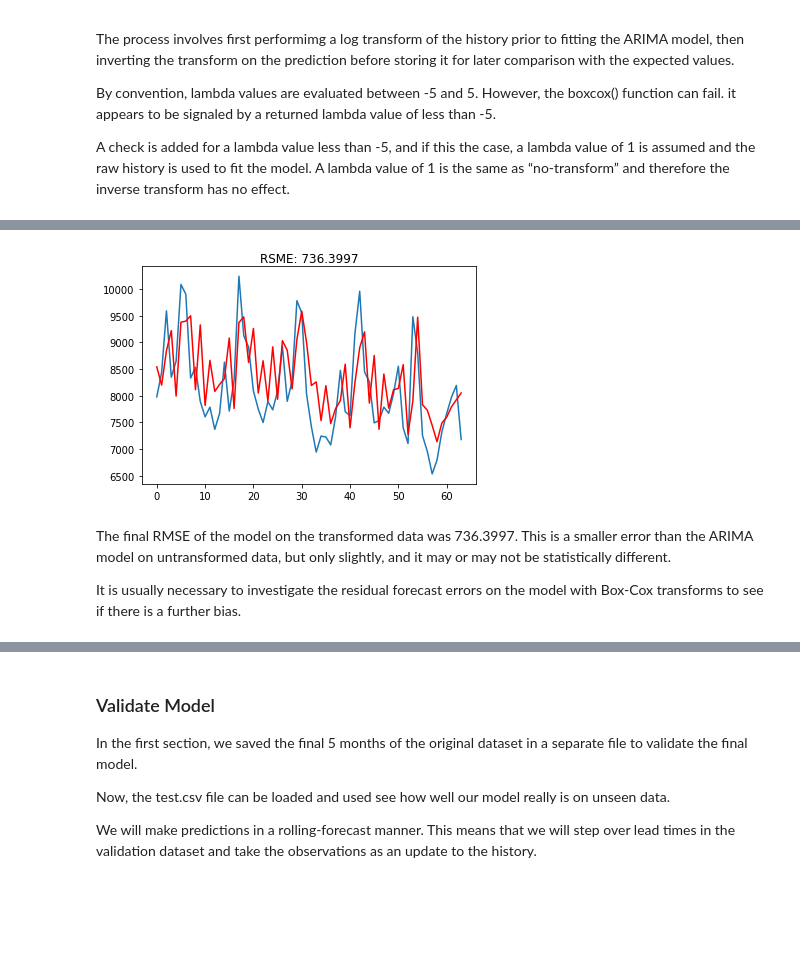
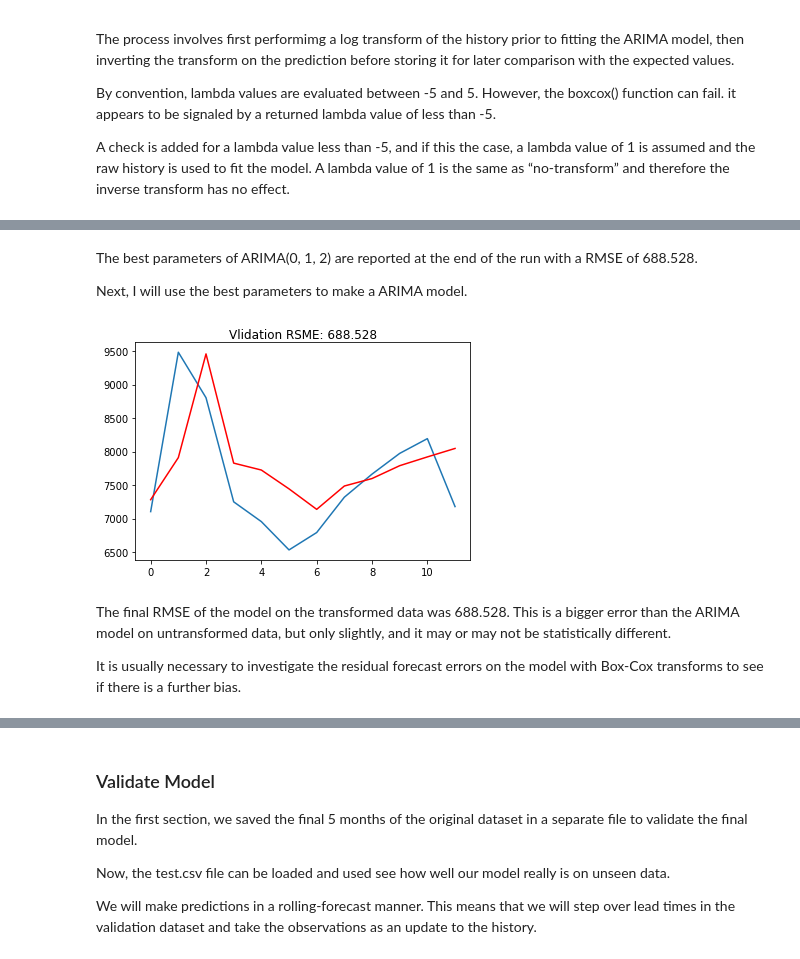
Before and after one commit to Erica-Tan/Average-number-of-business-visitors-in-New-Zealand, a Jupyter notebook: notebooks/NZVistors.ipynb, the cells around one changed output, grey strips where cells are left out. Saved outputs shown, nothing was run; the diff lists cells and outputs as text; code cells hidden in the pictures; blank space fills up the shorter version.

```diff
--- a/notebooks/NZVistors.ipynb
+++ b/notebooks/NZVistors.ipynb
@@ -177,7 +172 @@ Before building the model, we will convert the dataset to float32 in case the lo
-# %%
-# prepare data
-# split into train and validation sets
-X = dataset.values.astype('float32')
-train_size = int(len(X) * 0.60)
-train, validation = X[0:train_size], X[train_size:]
 # %% [markdown]
@@ -220 +220,10 @@ From the plot of the persistence model predictions, it is clear that the model i
+# %%
+# load and prepare datasets
+train = pd.Series.from_csv('processed/train.csv')
+# prepare data
+# split into train and validation sets
+X = train.values.astype('float32')
+train, validation = X[0:-12], X[-12:]
+
+df_train = pd.Series(train)
 # %% [markdown]
@@ -498,54 +572,52 @@ A check is added for a lambda value less than -5, and if this the case, a lambda
+# %% [markdown]
+The best parameters of ARIMA(0, 1, 2) are reported at the end of the run with a RMSE of 688.528.
+
+Next, I will use the best parameters to make a ARIMA model.
 # %%
 # Transform ARIMA model
 # invert box-cox transform
 def boxcox_inverse(value, lam):
 	if lam == 0:
 		return exp(value)
 	return exp(log(lam * value + 1) / lam)
 
 # an transform ARIMA model for a given order (p,d,q)
-def transform_arima_model(train, test, arima_order):
+def fit_transform_arima_model(train, test, arima_order):
 	# walk-forward validation
 	history = [x for x in train]
 	predictions = list()
 	for t in range(len(test)):
 		# transform
 		transformed, lam = boxcox(history)
 		if lam < -5:
 		    transformed, lam = history, 1
-
 		model = ARIMA(transformed, order=arima_order)
 		model_fit = model.fit(disp=0)
 		yhat = model_fit.forecast()[0]
-
 		# invert transformed prediction
 		yhat = boxcox_inverse(yhat, lam)
-
 		predictions.append(yhat)
-
+        # observation
 		obs = test[t]
 		history.append(obs)
+		#print('predicted=%f, expected=%f' % (yhat, obs))
+	# report performance
+	rmse = sqrt(mean_squared_error(test, predictions))
+	return rmse, predictions
 
-		#print('predicted=%f, expected=%f' % (yhat, obs))
-
-	# calculate out of sample error
-	mse = mean_squared_error(test, predictions)
-	rmse = sqrt(mse)
-
-	# plot
-	plt.plot(test)
-	plt.plot(predictions, color='red')
-	plt.title('RSME: %.4f'% rmse)
-	plt.show()
-
-	return predictions
 
 warnings.filterwarnings("ignore")
-predictions = transform_arima_model(train, validation, (1, 1, 2))
+rmse, predictions = fit_transform_arima_model(train, validation, (0, 1, 2))
+
+# plot
+plt.plot(validation)
+plt.plot(predictions, color='red')
+plt.title('Vlidation RSME: %.3f'% rmse)
+plt.show()
 # %% [output]
-[figure, old version]
+[figure, new version]
 # %% [markdown]
-The final RMSE of the model on the transformed data was 736.3997. This is a smaller error than the ARIMA model on untransformed data, but only slightly, and it may or may not be statistically different.
+The final RMSE of the model on the transformed data was 688.528. This is a bigger error than the ARIMA model on untransformed data, but only slightly, and it may or may not be statistically different.
 
 
 It is usually necessary to investigate the residual forecast errors on the model with Box-Cox transforms to see if there is a further bias.
```
Also changed, not shown: parts of 35 cells of this notebook, 25 other files.
